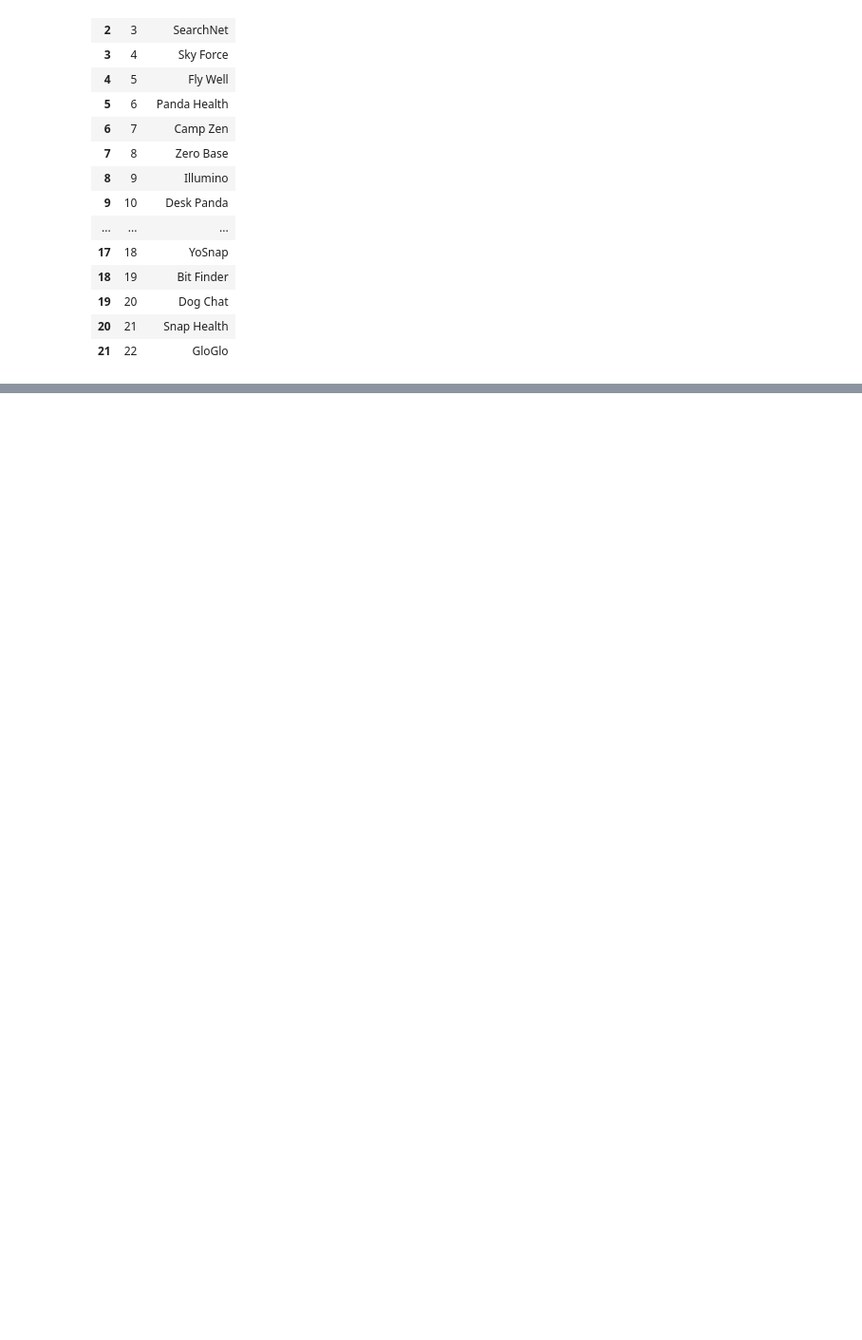
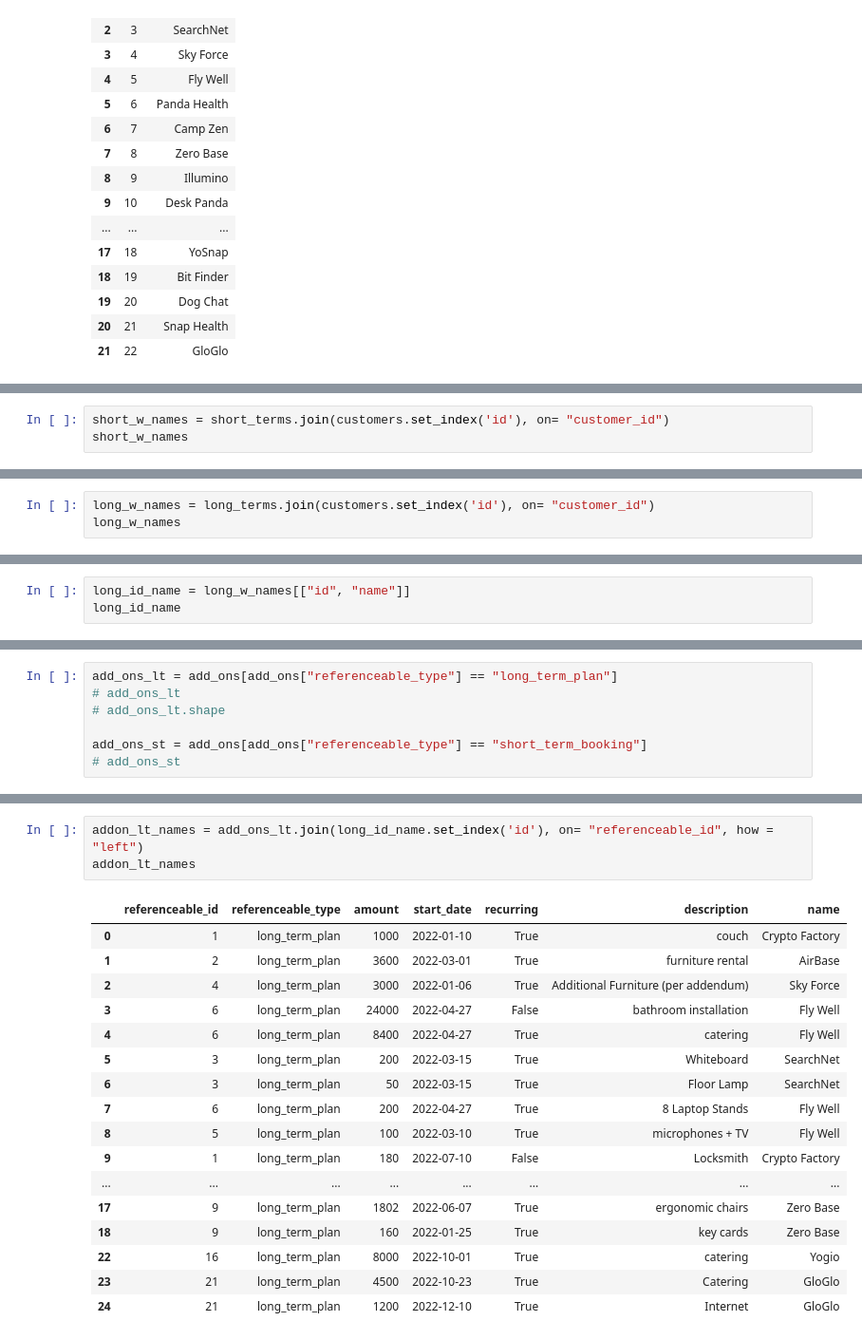
Before and after one commit to njw27/codi_pres, a Jupyter notebook: codi_nb.ipynb, the cells around one changed output, grey strips where cells are left out. Shown: that part at 95% size. Cells and saved outputs as stored; diff of their text form; blank space fills up the shorter version.

```diff
--- a/codi_nb.ipynb
+++ b/codi_nb.ipynb
@@ -111,0 +113,3 @@ short_terms
+# %%
+short_w_names = short_terms.join(customers.set_index('id'), on= "customer_id")
+short_w_names
@@ -111,0 +155,3 @@ short_terms
+# %%
+long_w_names = long_terms.join(customers.set_index('id'), on= "customer_id")
+long_w_names
@@ -111,0 +176,3 @@ short_terms
+# %%
+long_id_name = long_w_names[["id", "name"]]
+long_id_name
@@ -111,0 +197,7 @@ short_terms
+# %%
+add_ons_lt = add_ons[add_ons["referenceable_type"] == "long_term_plan"]
+# add_ons_lt
+# add_ons_lt.shape
+
+add_ons_st = add_ons[add_ons["referenceable_type"] == "short_term_booking"]
+# add_ons_st
@@ -111,0 +224,21 @@ short_terms
+# %%
+addon_lt_names = add_ons_lt.join(long_id_name.set_index('id'), on= "referenceable_id", how = "left")
+addon_lt_names
+# %% [output]
+|  | referenceable_id | referenceable_type | amount | start_date | recurring | description | name |
+| 0 | 1 | long_term_plan | 1000 | 2022-01-10 | True | couch | Crypto Factory |
+| 1 | 2 | long_term_plan | 3600 | 2022-03-01 | True | furniture rental | AirBase |
+| 2 | 4 | long_term_plan | 3000 | 2022-01-06 | True | Additional Furniture (per addendum) | Sky Force |
+| 3 | 6 | long_term_plan | 24000 | 2022-04-27 | False | bathroom installation | Fly Well |
+| 4 | 6 | long_term_plan | 8400 | 2022-04-27 | True | catering | Fly Well |
+| 5 | 3 | long_term_plan | 200 | 2022-03-15 | True | Whiteboard | SearchNet |
+| 6 | 3 | long_term_plan | 50 | 2022-03-15 | True | Floor Lamp | SearchNet |
+| 7 | 6 | long_term_plan | 200 | 2022-04-27 | True | 8 Laptop Stands | Fly Well |
+| 8 | 5 | long_term_plan | 100 | 2022-03-10 | True | microphones + TV | Fly Well |
+| 9 | 1 | long_term_plan | 180 | 2022-07-10 | False | Locksmith | Crypto Factory |
+| ... | ... | ... | ... | ... | ... | ... | ... |
+| 17 | 9 | long_term_plan | 1802 | 2022-06-07 | True | ergonomic chairs | Zero Base |
+| 18 | 9 | long_term_plan | 160 | 2022-01-25 | True | key cards | Zero Base |
+| 22 | 16 | long_term_plan | 8000 | 2022-10-01 | True | catering | Yogio |
+| 23 | 21 | long_term_plan | 4500 | 2022-10-23 | True | Catering | GloGlo |
+| 24 | 21 | long_term_plan | 1200 | 2022-12-10 | True | Internet | GloGlo |
```
Also changed, not shown: parts of 32 cells of this notebook.
